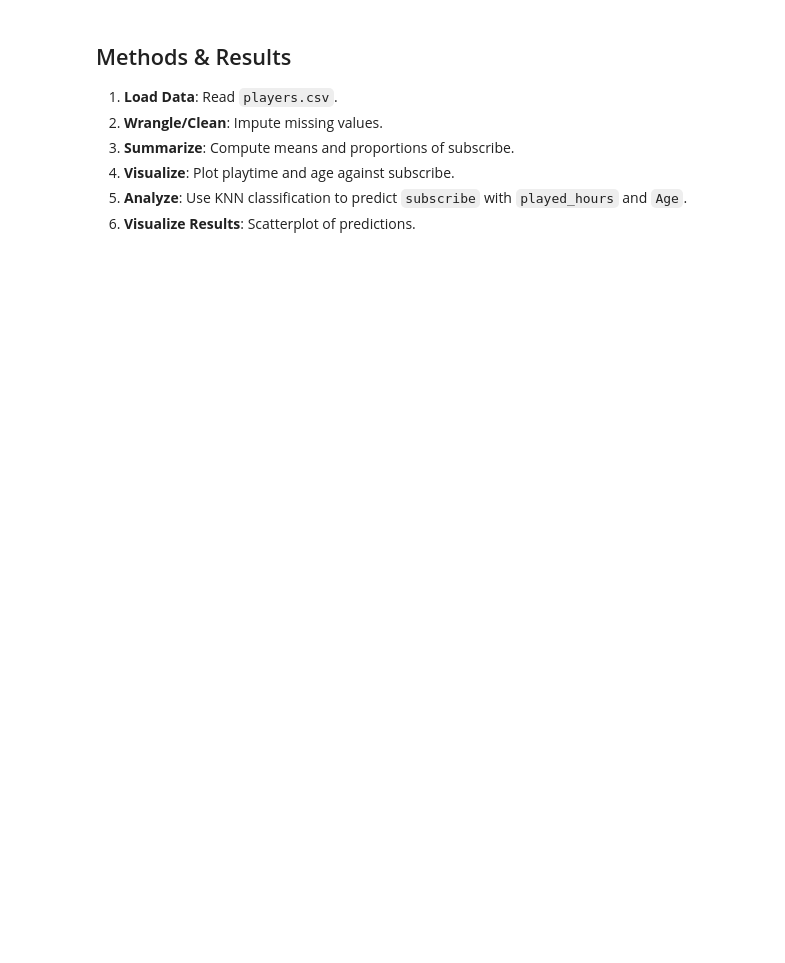
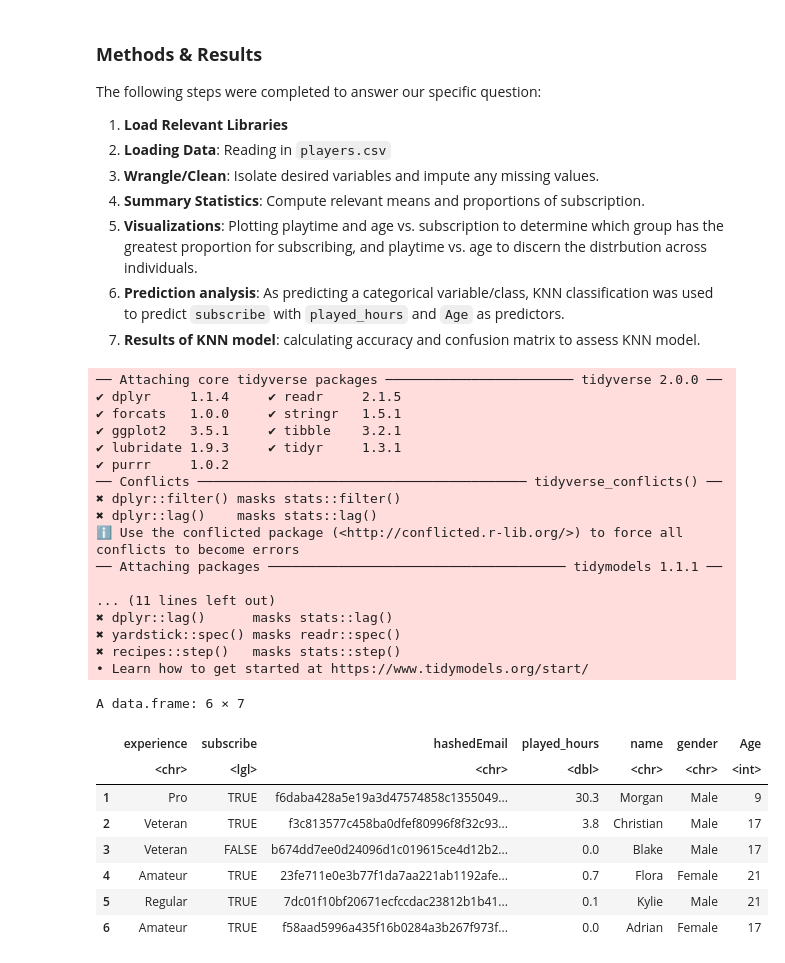
Before and after one commit to prabhnoor-k/DSCI-100-Project, a Jupyter notebook: Group_Project.ipynb, the cells around one changed output. Cells and saved outputs as stored; diff of their text form; code cells hidden in the pictures; blank space fills up the shorter version.

Commit message:
Wrote introduction and methods explanations

```diff
--- a/Group_Project.ipynb
+++ b/Group_Project.ipynb
@@ -7,9 +28,51 @@
 # %% [markdown]
-## Methods & Results
-1. **Load Data**: Read `players.csv`.<br>
-2. **Wrangle/Clean**: Impute missing values.<br>
-3. **Summarize**: Compute means and proportions of subscribe.<br>
-4. **Visualize**: Plot playtime and age against subscribe.<br>
-5. **Analyze**: Use KNN classification to predict `subscribe` with `played_hours` and `Age`.<br>
-6. **Visualize Results**: Scatterplot of predictions.<br>
+### **Methods & Results**
+
+The following steps were completed to answer our specific question:
+1. **Load Relevant Libraries**
+2. **Loading Data**: Reading in `players.csv`
+3. **Wrangle/Clean**: Isolate desired variables and impute any missing values.
+4. **Summary Statistics**: Compute relevant means and proportions of subscription.
+5. **Visualizations**: Plotting playtime and age vs. subscription to determine which group has the greatest proportion for
+   subscribing, and playtime vs. age to discern the distrbution across individuals.
+7. **Prediction analysis**: As predicting a categorical variable/class, KNN classification was used to predict `subscribe` with `played_hours` and `Age` as predictors.
+8. **Results of KNN model**: calculating accuracy and confusion matrix to assess KNN model.
+# %%
+# Load libraries
+library(tidyverse)
+library(tidymodels)
+library(themis)
+
+# 1. Load data
+players_url <- "https://raw.githubusercontent.com/prabhnoor-k/DSCI-100-Project/refs/heads/main/players.csv"
+unwrangled_players <- read.csv(players_url)
+
+head(unwrangled_players)
+# %% [output]
+── Attaching core tidyverse packages ──────────────────────── tidyverse 2.0.0 ──
+✔ dplyr     1.1.4     ✔ readr     2.1.5
+✔ forcats   1.0.0     ✔ stringr   1.5.1
+✔ ggplot2   3.5.1     ✔ tibble    3.2.1
+✔ lubridate 1.9.3     ✔ tidyr     1.3.1
+✔ purrr     1.0.2
+── Conflicts ────────────────────────────────────────── tidyverse_conflicts() ──
+✖ dplyr::filter() masks stats::filter()
+✖ dplyr::lag()    masks stats::lag()
+ℹ Use the conflicted package (<http://conflicted.r-lib.org/>) to force all conflicts to become errors
+── Attaching packages ────────────────────────────────────── tidymodels 1.1.1 ──
+
+... (11 lines left out)
+✖ dplyr::lag()      masks stats::lag()
+✖ yardstick::spec() masks readr::spec()
+✖ recipes::step()   masks stats::step()
+• Learn how to get started at https://www.tidymodels.org/start/
+A data.frame: 6 × 7
+|  | experience | subscribe | hashedEmail | played_hours | name | gender | Age |
+|  | <chr> | <lgl> | <chr> | <dbl> | <chr> | <chr> | <int> |
+| 1 | Pro | TRUE | f6daba428a5e19a3d47574858c1355049... | 30.3 | Morgan | Male | 9 |
+| 2 | Veteran | TRUE | f3c813577c458ba0dfef80996f8f32c93... | 3.8 | Christian | Male | 17 |
+| 3 | Veteran | FALSE | b674dd7ee0d24096d1c019615ce4d12b2... | 0.0 | Blake | Male | 17 |
+| 4 | Amateur | TRUE | 23fe711e0e3b77f1da7aa221ab1192afe... | 0.7 | Flora | Female | 21 |
+| 5 | Regular | TRUE | 7dc01f10bf20671ecfccdac23812b1b41... | 0.1 | Kylie | Male | 21 |
+| 6 | Amateur | TRUE | f58aad5996a435f16b0284a3b267f973f... | 0.0 | Adrian | Female | 17 |
 # %%
```
Also changed, not shown: parts of 22 cells of this notebook.
